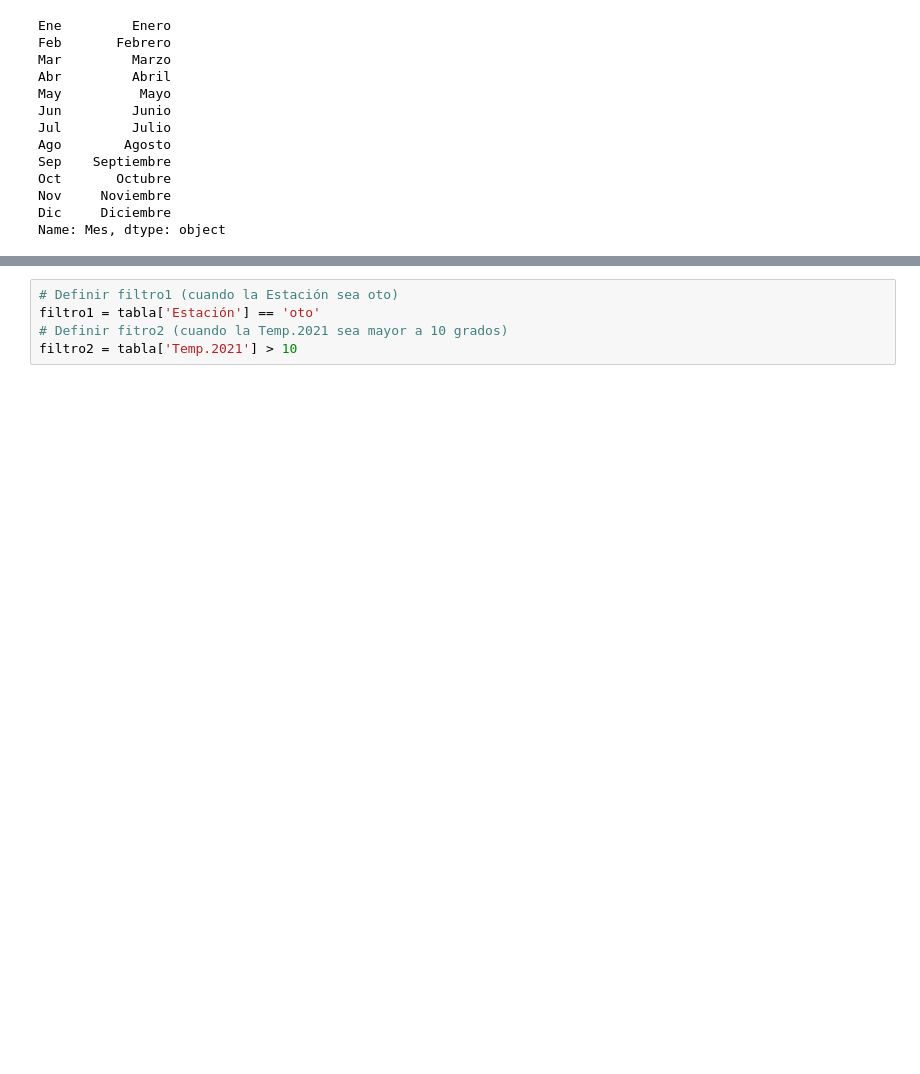
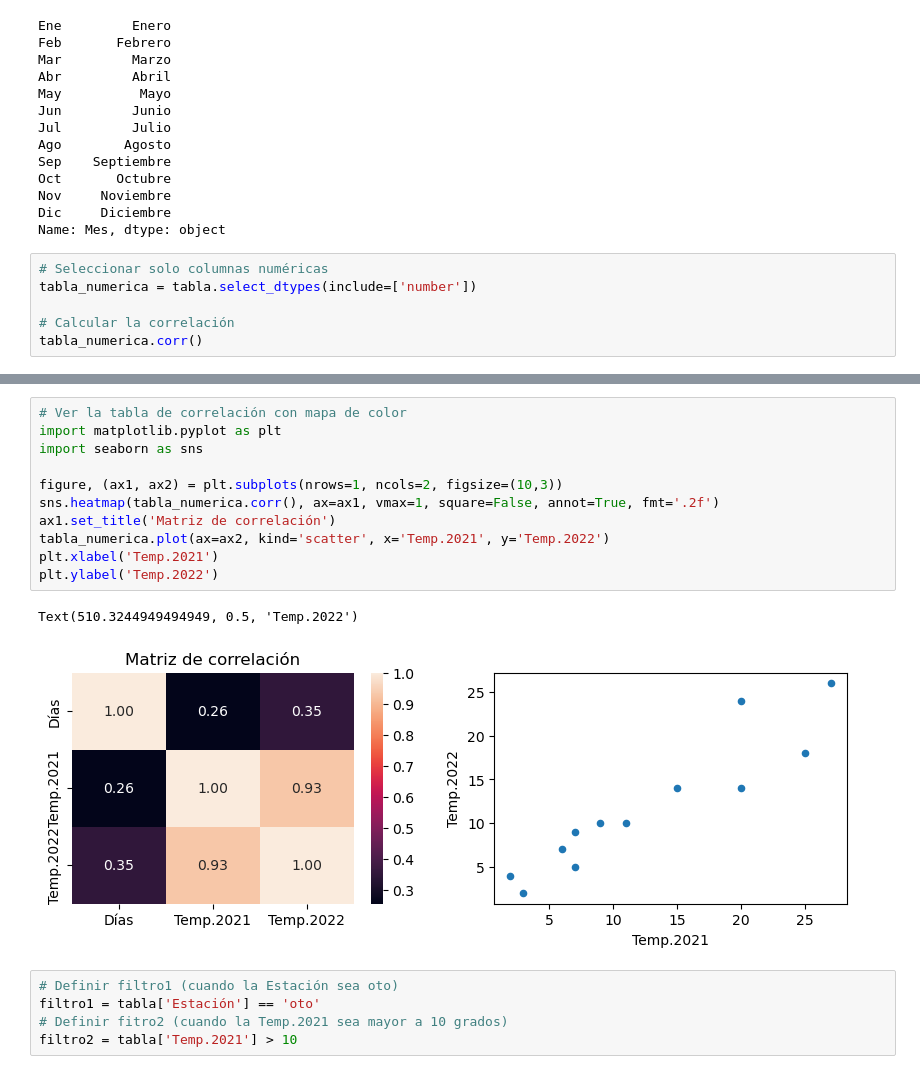
Before and after one commit to MiguelContreras1/Machine-Learning-Python, a Jupyter notebook: 1. Ejercicio temperatura meses/Script_Temperatura_Meses.ipynb, the cells around one changed output, grey strips where cells are left out. Cells and saved outputs as stored; diff of their text form; blank space fills up the shorter version.

```diff
--- a/1. Ejercicio temperatura meses/Script_Temperatura_Meses.ipynb
+++ b/1. Ejercicio temperatura meses/Script_Temperatura_Meses.ipynb
@@ -92,3 +92,9 @@ Oct       Octubre
 Nov     Noviembre
 Dic     Diciembre
 Name: Mes, dtype: object
+# %%
+# Seleccionar solo columnas numéricas
+tabla_numerica = tabla.select_dtypes(include=['number'])
+
+# Calcular la correlación
+tabla_numerica.corr()
@@ -95,3 +114,17 @@ Name: Mes, dtype: object
+# %%
+# Ver la tabla de correlación con mapa de color
+import matplotlib.pyplot as plt
+import seaborn as sns
+
+figure, (ax1, ax2) = plt.subplots(nrows=1, ncols=2, figsize=(10,3))
+sns.heatmap(tabla_numerica.corr(), ax=ax1, vmax=1, square=False, annot=True, fmt='.2f')
+ax1.set_title('Matriz de correlación')
+tabla_numerica.plot(ax=ax2, kind='scatter', x='Temp.2021', y='Temp.2022')
+plt.xlabel('Temp.2021')
+plt.ylabel('Temp.2022')
+# %% [output]
+Text(510.3244949494949, 0.5, 'Temp.2022')
+[figure, added]
 # %%
 # Definir filtro1 (cuando la Estación sea oto)
 filtro1 = tabla['Estación'] == 'oto'
```
Also changed, not shown: parts of 2 cells of this notebook.
